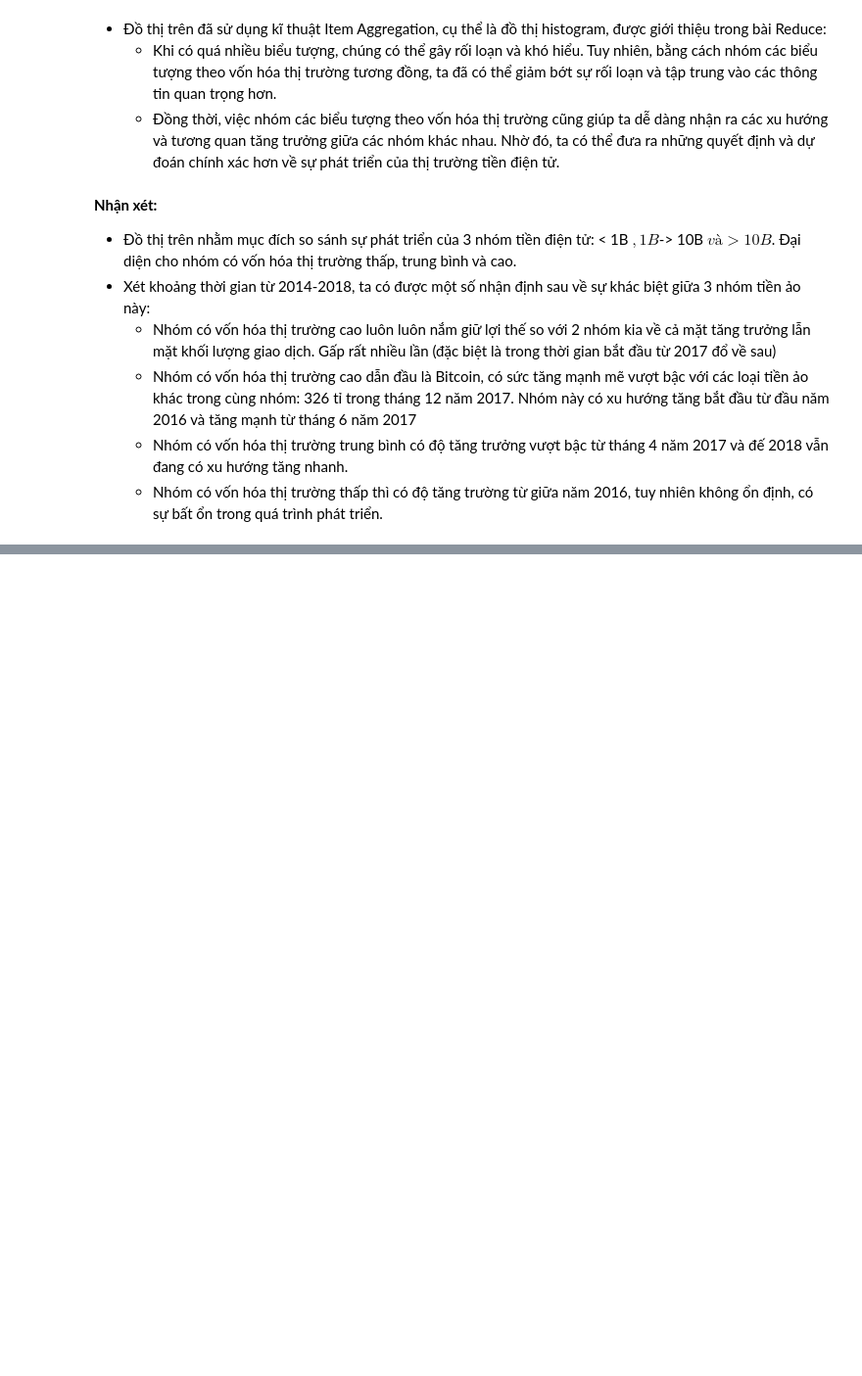
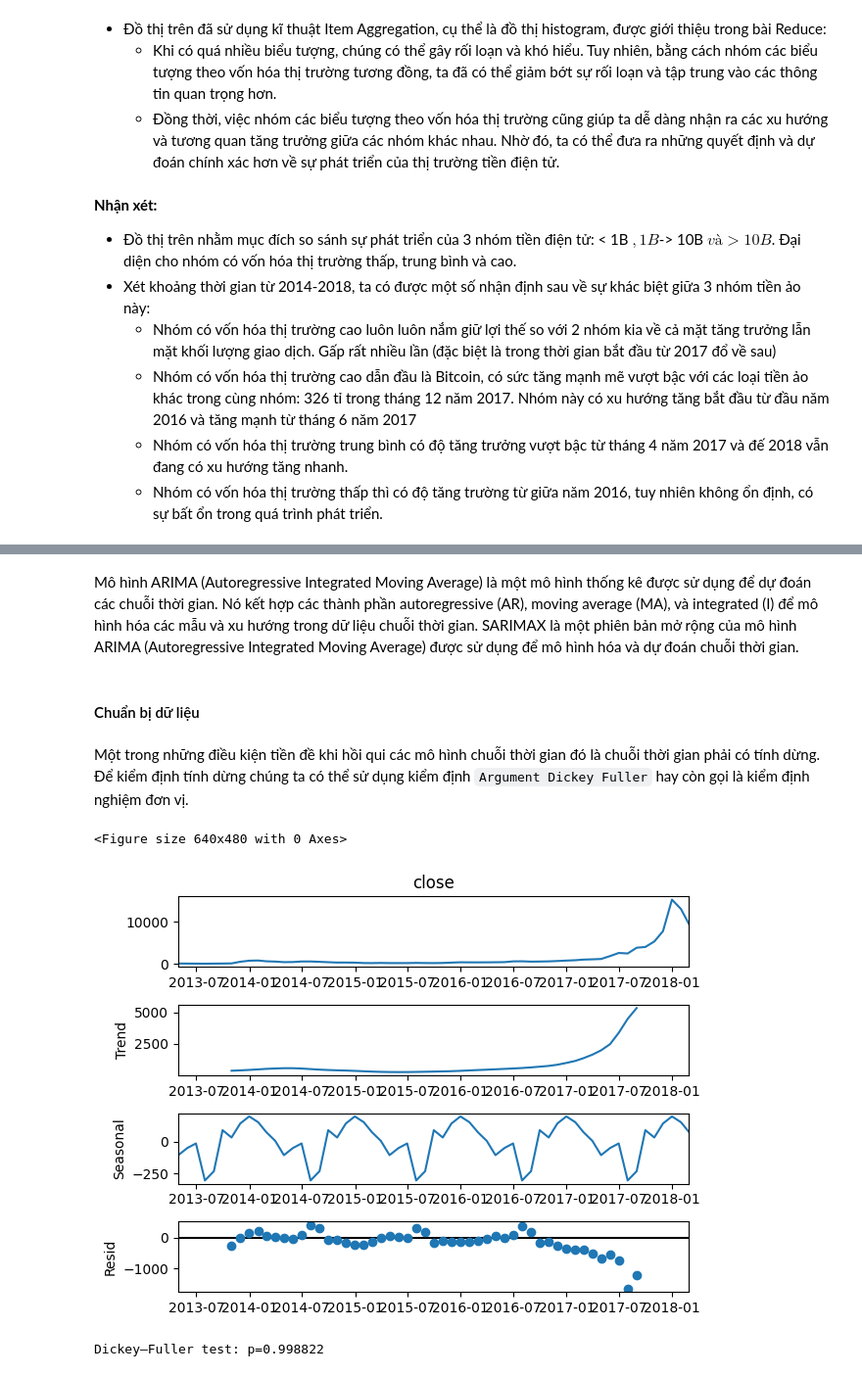
Before and after one commit to VienHaiYen/Every-Cryptocurrency-Daily, a Jupyter notebook: cryptocurrency-maket-price/main.ipynb, the cells around one changed output, grey strips where cells are left out. Shown at 98% size. Cells and saved outputs as stored; diff of their text form; code cells hidden in the pictures; blank space fills up the shorter version.

```diff
--- a/cryptocurrency-maket-price/main.ipynb
+++ b/cryptocurrency-maket-price/main.ipynb
@@ -561,0 +678,3 @@ fig.show()
+# %% [markdown]
+Mô hình ARIMA (Autoregressive Integrated Moving Average) là một mô hình thống kê được sử dụng để dự đoán các chuỗi thời gian. Nó kết hợp các thành phần autoregressive (AR), moving average (MA), và integrated (I) để mô hình hóa các mẫu và xu hướng trong dữ liệu chuỗi thời gian.
+SARIMAX là một phiên bản mở rộng của mô hình ARIMA (Autoregressive Integrated Moving Average) được sử dụng để mô hình hóa và dự đoán chuỗi thời gian.
@@ -561,0 +689,27 @@ fig.show()
+# %% [markdown]
+#### Chuẩn bị dữ liệu
+# %%
+df2=data_set.copy()
+btc=df2[df2['symbol']=='BTC']
+
+
+# Drop some columns
+btc.drop(['slug', 'volume','symbol','name','ranknow','market', 'close_ratio', 'spread'],axis=1,inplace=True)
+
+btc=btc.resample('M').mean()
+
+
+#split dataset
+train=btc.loc[:'2018-02-28']
+test=btc.loc['2018-02-28':,]
+# %% [markdown]
+Một trong những điều kiện tiền đề khi hồi qui các mô hình chuỗi thời gian đó là chuỗi thời gian phải có tính dừng. Để kiểm định tính dừng chúng ta có thể sử dụng kiểm định `Argument Dickey Fuller` hay còn gọi là kiểm định nghiệm đơn vị.
+# %%
+plt.tight_layout()
+seasonal_decompose(train.close).plot()
+plt.show()
+print("Dickey–Fuller test: p=%f" % adfuller(train.close)[1])
+# %% [output]
+<Figure size 640x480 with 0 Axes>
+[figure, added]
+Dickey–Fuller test: p=0.998822
```
Also changed, not shown: parts of 37 cells of this notebook.
